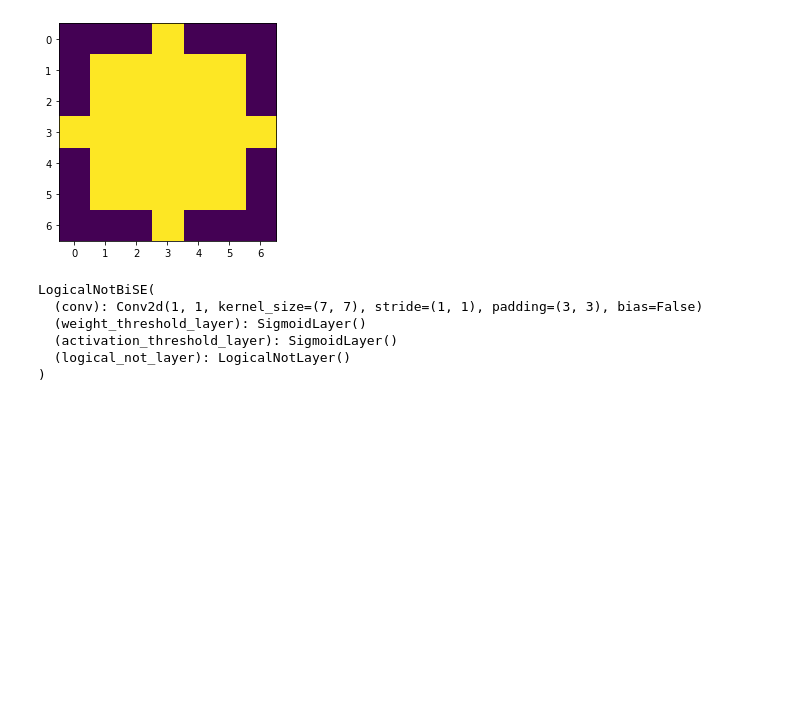
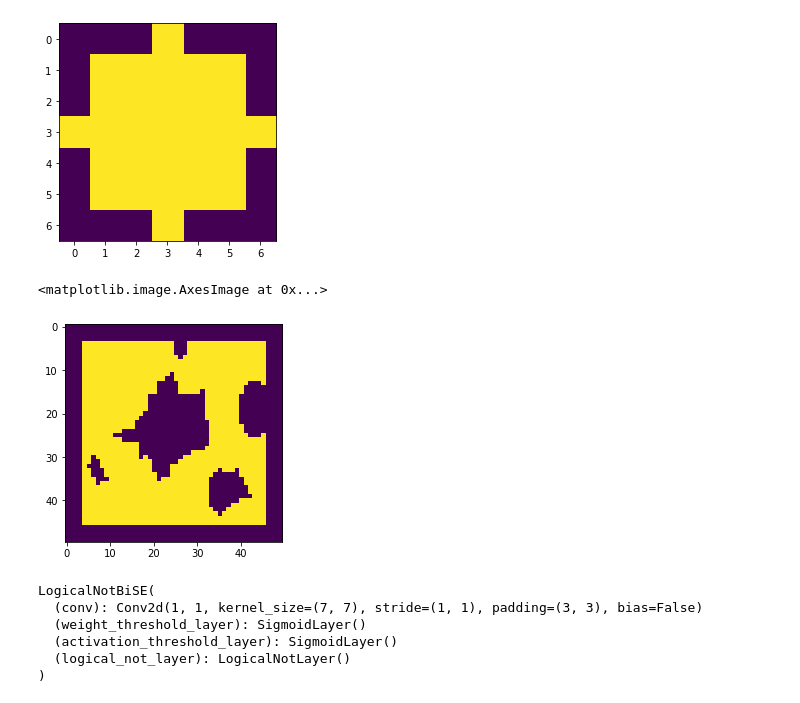
Before and after one commit to TheodoreAouad/3d_segm, a Jupyter notebook: Notebooks/DeepMorpho.ipynb, the cells around one changed output. Drawn from its saved outputs; the diff is of its cells as text; code cells hidden in the pictures; blank space fills up the shorter version.

Commit message:
add borders and baseline

```diff
--- a/Notebooks/DeepMorpho.ipynb
+++ b/Notebooks/DeepMorpho.ipynb
@@ -620,7 +620,8 @@ dataloader = mrda.get_loader(
 #         'max_shape': (10, 10),
 #     },
     random_gen_fn=gfo3.get_random_rotated_diskorect,
-    random_gen_args={'size': (50, 50), 'n_shapes': 15, 'max_shape': (15, 15), 'p_invert': .5},
+    random_gen_args={'size': (50, 50), 'n_shapes': 15, 'max_shape': (15, 15), 'p_invert': .5,
+                    'border': (4, 4)},
     device=device,
     selem=selem,
     morp_operation=morp_operation,
@@ -630,6 +631,10 @@ Dilation 29
 [figure]
 # %%
 img, target = next(iter(dataloader))
+plt.imshow(img[0, 0].cpu().detach())
+# %% [output]
+<matplotlib.image.AxesImage at 0x...>
+[figure, added]
 # %%
 reload_modules()
 
```
Also changed, not shown: 7 other files.
